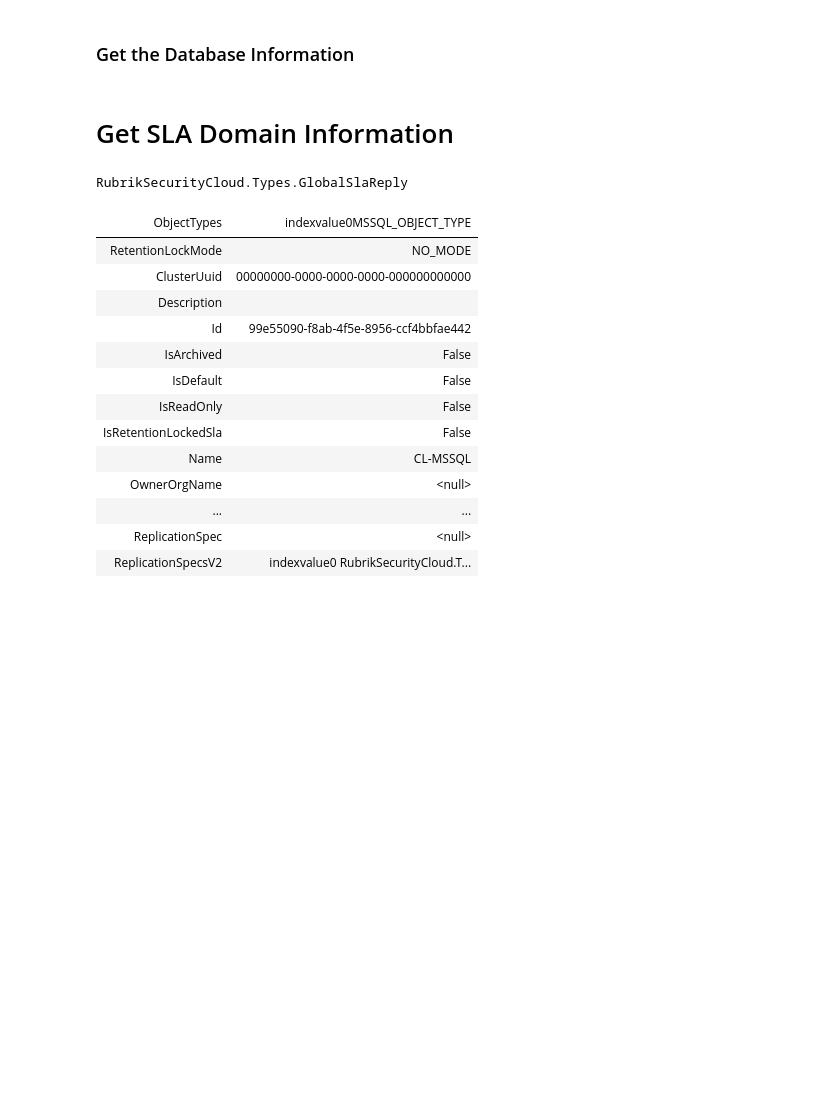
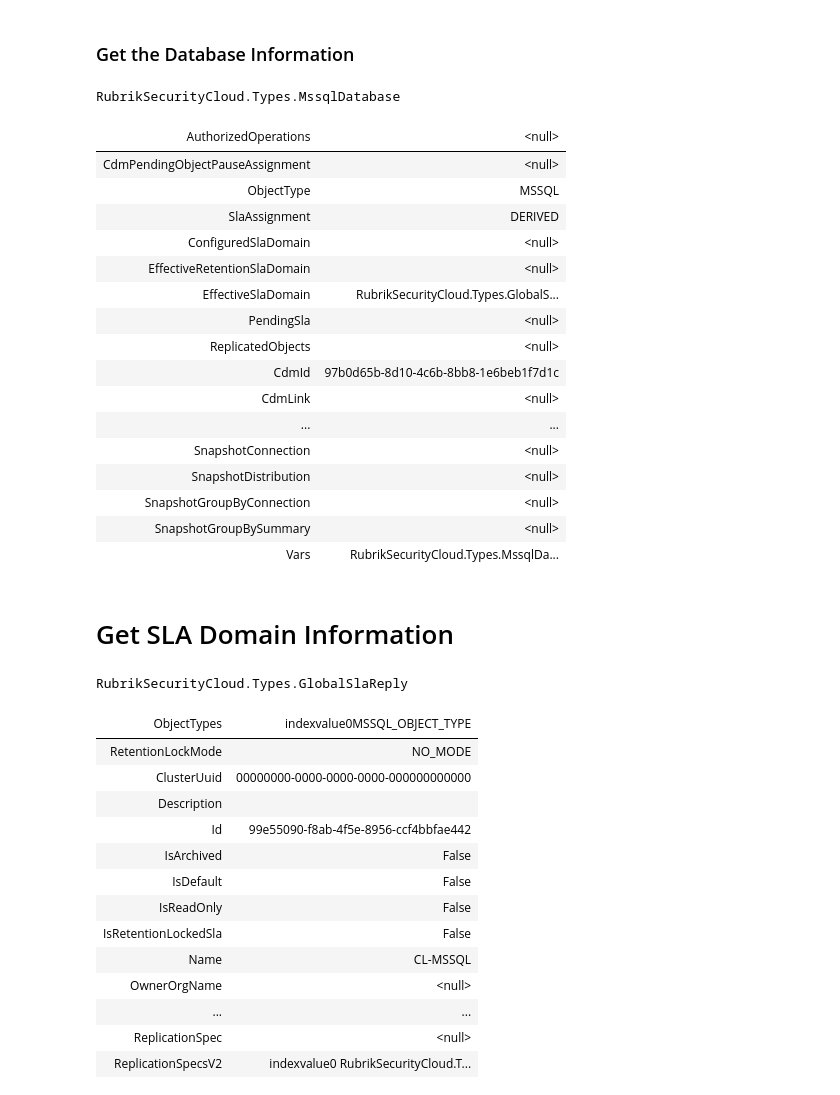
Before and after one commit to clumnah/Operationalize-MSSQL-Backups-With-Rubrik-Security-Cloud, a Jupyter notebook: content/New-RscMssqlSnapshot.ipynb, the cells around one changed output. Saved outputs shown, nothing was run; the diff lists cells and outputs as text; code cells hidden in the pictures; blank space fills up the shorter version.

```diff
--- a/content/New-RscMssqlSnapshot.ipynb
+++ b/content/New-RscMssqlSnapshot.ipynb
@@ -115,9 +135,27 @@ $RscMssqlAvailabilityGroup = Get-RscMssqlAvailabilityGroup -AvailabilityGroupNam
 # %% [markdown]
 ### Get the Database Information
 # %%
-$DatabaseName = "AdventureWorksLT2019"
 $RscMssqlDatabase = Get-RscMssqlDatabase -Name $DatabaseName -RscMssqlAvailabilityGroup $RscMssqlAvailabilityGroup
 $RscMssqlDatabase
+# %% [output]
+RubrikSecurityCloud.Types.MssqlDatabase
+| AuthorizedOperations | <null> |
+| CdmPendingObjectPauseAssignment | <null> |
+| ObjectType | MSSQL |
+| SlaAssignment | DERIVED |
+| ConfiguredSlaDomain | <null> |
+| EffectiveRetentionSlaDomain | <null> |
+| EffectiveSlaDomain | RubrikSecurityCloud.Types.GlobalS... |
+| PendingSla | <null> |
+| ReplicatedObjects | <null> |
+| CdmId | 97b0d65b-8d10-4c6b-8bb8-1e6beb1f7d1c |
+| CdmLink | <null> |
+| ... | ... |
+| SnapshotConnection | <null> |
+| SnapshotDistribution | <null> |
+| SnapshotGroupByConnection | <null> |
+| SnapshotGroupBySummary | <null> |
+| Vars | RubrikSecurityCloud.Types.MssqlDa... |
 # %% [markdown]
 # Get SLA Domain Information
 # %%
```
Also changed, not shown: parts of 3 cells of this notebook, 1 other file.
